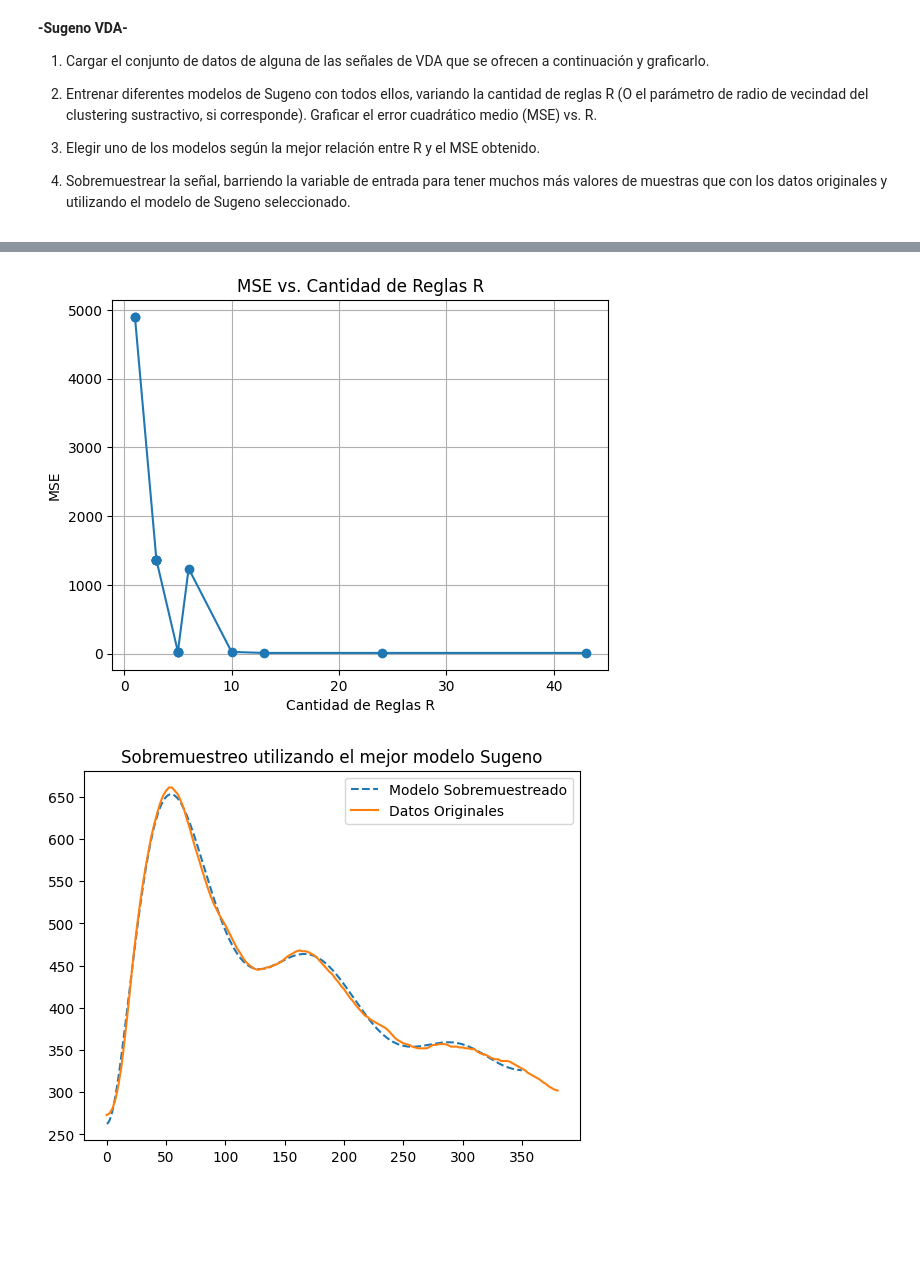
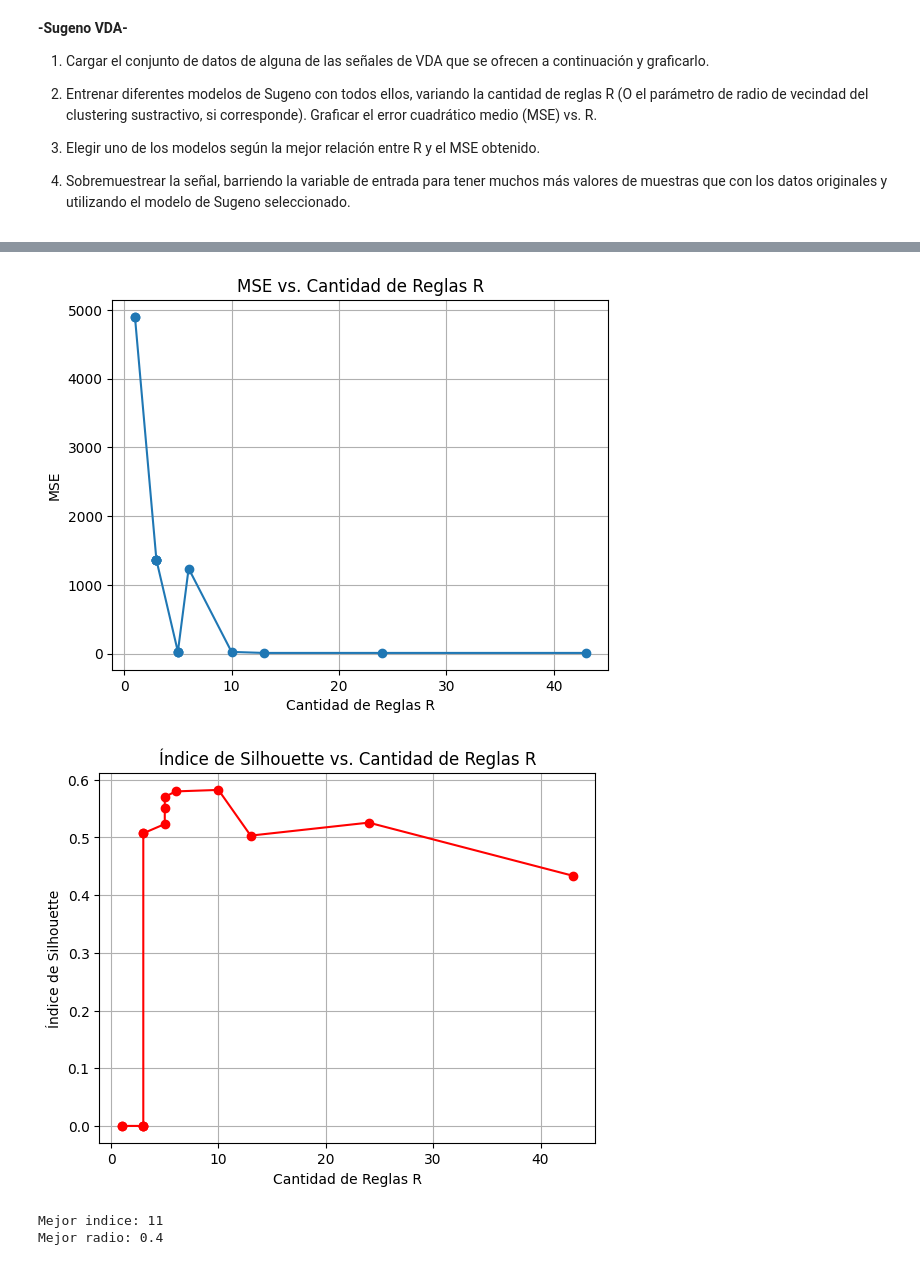
Before and after one commit to SofiaIPalladino/AI, a Jupyter notebook: Sugeno/SugenoVDA.ipynb, the cells around one changed output, grey strips where cells are left out. Saved outputs shown, nothing was run; the diff lists cells and outputs as text; code cells hidden in the pictures; blank space fills up the shorter version.

```diff
--- a/Sugeno/SugenoVDA.ipynb
+++ b/Sugeno/SugenoVDA.ipynb
@@ -13,7 +13,7 @@ import numpy as np
 import matplotlib.pyplot as plt
 from sklearn.preprocessing import MinMaxScaler
 from scipy.spatial import distance_matrix
-
+from sklearn.metrics import silhouette_score
 
 # Definición de subclustering sustractivo
 def subclust2(data, Ra, Rb=0, AcceptRatio=0.3, RejectRatio=0.1):
@@ -121,6 +121,26 @@ class fis:
         return 0
 
     def evalfis(self, data):
+        sigma = np.array([(i.maxValue - i.minValue) / np.sqrt(8) for i in self.inputs])
+        f = [np.prod(gaussmf(P, cluster, sigma), axis=1) for cluster in self.rules]
+        nivel_acti = np.array(f).T
+        sumMu = np.vstack(np.sum(nivel_acti, axis=1))
+
+        P = np.c_[P, np.ones(len(P))]
+        n_vars = P.shape[1]
+
+        orden = np.tile(np.arange(0, n_vars), len(self.rules))
+        acti = np.tile(nivel_acti, [1, n_vars])
+        inp = P[:, orden]
+
+        A = acti * inp / sumMu
+        b = T
+
+        solutions, residuals, rank, s = np.linalg.lstsq(A, b, rcond=None)
+        self.solutions = solutions
+        return 0
+
+    def evalfis(self, data):
         sigma = np.array([(input.maxValue - input.minValue) for input in self.inputs]) / np.sqrt(8)
         f = [np.prod(gaussmf(data, cluster, sigma), axis=1) for cluster in self.rules]
         nivel_acti = np.array(f).T
@@ -155,10 +175,14 @@ for i in y:
 datos = np.array([x, y]).transpose()
 plt.plot(datos[:, 0], datos[:, 1])
 plt.title("Datos de la señal VDA")
+plt.xlabel("Tiempo")
+plt.ylabel("Valor")
+plt.show()
 
-# Graficar el error cuadrático medio (MSE) vs. cantidad de reglas R
+# Graficar el error cuadrático medio (MSE) y el índice de Silhouette vs. cantidad de reglas R
 errores = []
 reglas = []
+silhouettes = []
 radios = np.arange(0.1, 1.6, 0.1)
 
 for radio in radios[::-1]:
@@ -169,25 +193,50 @@ for radio in radios[::-1]:
     reglas.append(len(fis2.rules))
 
     # Evaluación
-    predicciones = fis2.evalfis(np.vstack(x))
+    predicciones = fis2.evalfis(datos[:, :-1])
 
     # Calcular el MSE
-    error = y - predicciones
-    mse = np.sum(error ** 2) / len(x)
+    error = datos[:, -1] - predicciones
+    mse = np.sum(error ** 2) / len(datos)
     errores.append(mse)
+
+    # Calcular el índice de Silhouette
+    labels = subclust2(datos[:, :-1], radio)[0]
+    # Only calculate silhouette score if there are more than 1 cluster
+    if len(np.unique(labels)) > 1:
+        silhouette_avg = silhouette_score(datos[:, :-1], labels)
+        silhouettes.append(silhouette_avg)
+    else:
+        silhouettes.append(0) # Append 0 if only one cluster is found
+
 
 # Graficar MSE vs. cantidad de reglas
 plt.figure()
-plt.plot(reglas, errores, marker='o')
+plt.plot(reglas, errores, marker='o', label='MSE')
 plt.xlabel("Cantidad de Reglas R")
 plt.ylabel("MSE")
 plt.title("MSE vs. Cantidad de Reglas R")
 plt.grid(True)
 plt.show()
 
+# Graficar el índice de Silhouette vs. cantidad de reglas R
+plt.figure()
+plt.plot(reglas, silhouettes, marker='o', color='r', label='Índice de Silhouette')
+plt.xlabel("Cantidad de Reglas R")
+plt.ylabel("Índice de Silhouette")
+plt.title("Índice de Silhouette vs. Cantidad de Reglas R")
+plt.grid(True)
+plt.show()
+
+# Selección del mejor modelo según el índice de Silhouette
+mejor_indice = np.argmax(silhouettes)  # El índice máximo del índice de Silhouette
+mejor_radio = radios[::-1][mejor_indice]
+mejor_modelo = fis()
+mejor_modelo.genfis(datos, mejor_radio)
+
+print(f"Mejor indice: {mejor_indice}")
+print(f"Mejor radio: {mejor_radio}")
 # Sobremuestreo con el mejor modelo
-mejor_modelo = fis()
-mejor_modelo.genfis(datos, 0.7)
 datos_sobremuestreados = np.arange(0, 350, 0.1)
 resultados_sobremuestreados = mejor_modelo.evalfis(np.vstack(datos_sobremuestreados))
 
@@ -196,5 +245,7 @@ plt.plot(datos_sobremuestreados, resultados_sobremuestreados, linestyle='--', la
 plt.plot(datos[:, 0], datos[:, 1], label="Datos Originales")
 plt.legend()
 plt.title("Sobremuestreo utilizando el mejor modelo Sugeno")
+plt.xlabel("Tiempo")
+plt.ylabel("Valor")
 plt.show()
 # %% [output]
@@ -202,2 +253,4 @@ plt.show()
 [figure]
-[figure, old version]
+[figure, new version]
+Mejor indice: 11
+Mejor radio: 0.4
```
Also changed, not shown: parts of 1 cell of this notebook.
